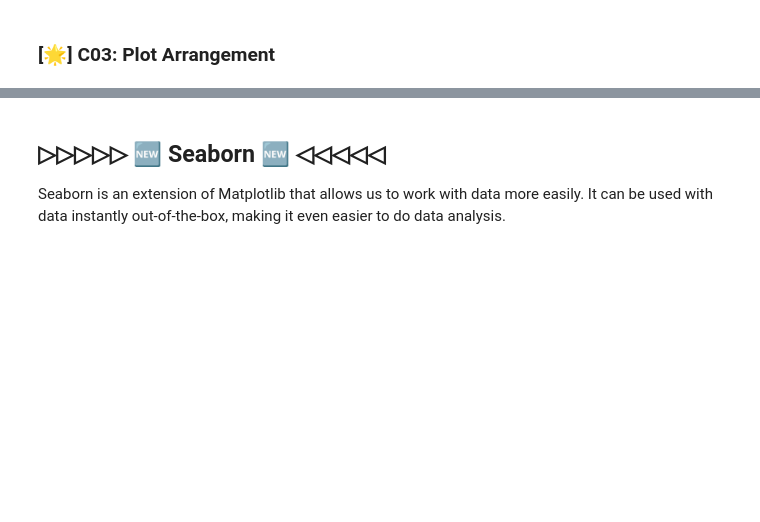
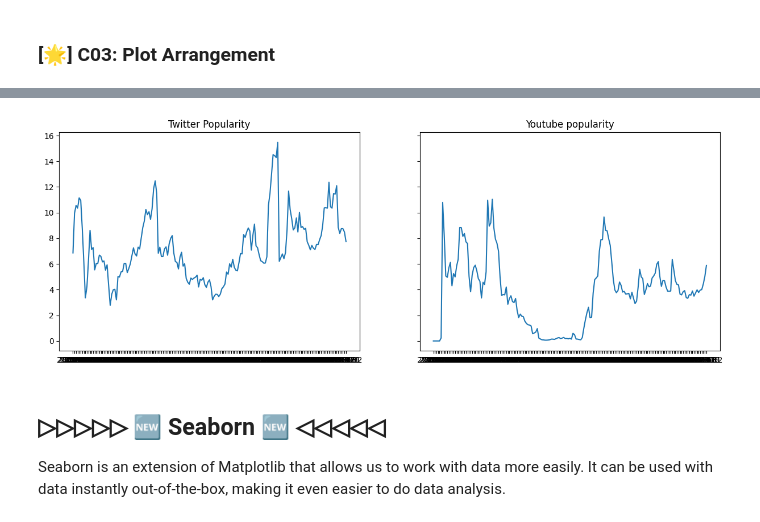
Before and after one commit to sawzedong/bbcs-plt-sns-soln, a Jupyter notebook: solutions.ipynb, the cells around one changed output, grey strips where cells are left out. Cells and saved outputs as stored; diff of their text form; code cells hidden in the pictures; blank space fills up the shorter version.

```diff
--- a/solutions.ipynb
+++ b/solutions.ipynb
@@ -335,3 +375,20 @@ plt.show()
+# %%
+# solution
+
+# Customisable figure size
+fig, (ax1, ax2) = plt.subplots(1, 2, figsize=(15,5), sharey=True)
+# 15 units wide, 5 units tall
+
+# Line graphs
+ax1.plot(media_df['date'], media_df['twitter'])
+ax1.set_title("Twitter Popularity")
+ax2.plot(media_df['date'], media_df['youtube'])
+ax2.set_title("Youtube popularity")
+
+# Saving plots
+plt.savefig("Saved_Graph.pdf")
+# %% [output]
+[figure, added]
 # %% [markdown]
 ## ▷▷▷▷▷ 🆕 Seaborn 🆕 ◁◁◁◁◁
 
```
Also changed, not shown: parts of 7 cells of this notebook, 2 other files.
